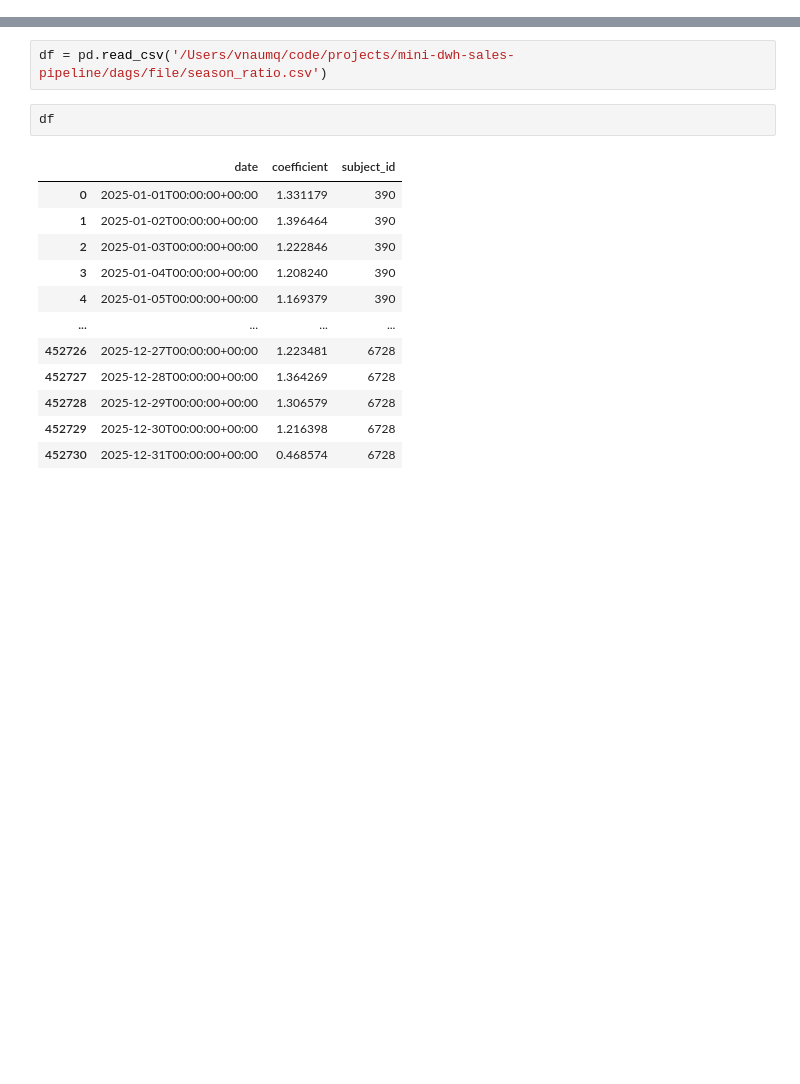
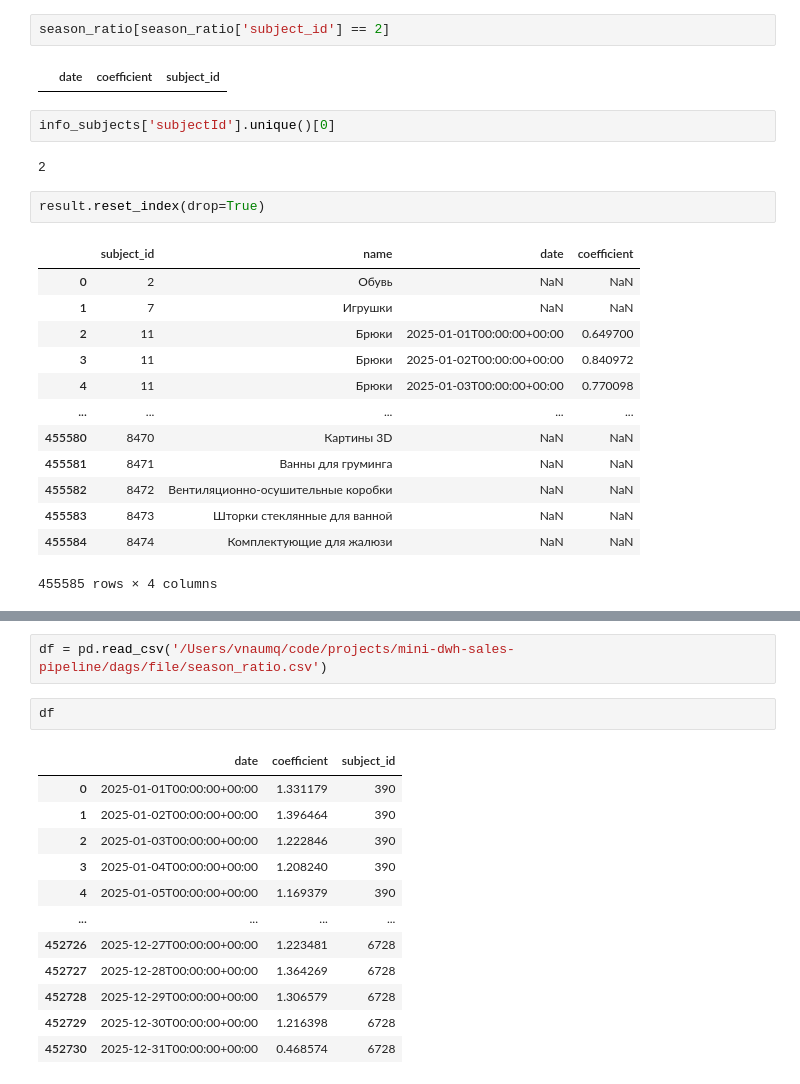
Before and after one commit to vnaumq/mini-dwh-sales-pipeline, a Jupyter notebook: dags/parsing.ipynb, the cells around one changed output, grey strips where cells are left out. Drawn from its saved outputs; the diff is of its cells as text; blank space fills up the shorter version.

```diff
--- a/dags/parsing.ipynb
+++ b/dags/parsing.ipynb
@@ -15,0 +110,24 @@ Error:
+# %%
+season_ratio[season_ratio['subject_id'] == 2]
+# %% [output]
+|  | date | coefficient | subject_id |
+# %%
+info_subjects['subjectId'].unique()[0]
+# %% [output]
+2
+# %%
+result.reset_index(drop=True)
+# %% [output]
+|  | subject_id | name | date | coefficient |
+| 0 | 2 | Обувь | NaN | NaN |
+| 1 | 7 | Игрушки | NaN | NaN |
+| 2 | 11 | Брюки | 2025-01-01T00:00:00+00:00 | 0.649700 |
+| 3 | 11 | Брюки | 2025-01-02T00:00:00+00:00 | 0.840972 |
+| 4 | 11 | Брюки | 2025-01-03T00:00:00+00:00 | 0.770098 |
+| ... | ... | ... | ... | ... |
+| 455580 | 8470 | Картины 3D | NaN | NaN |
+| 455581 | 8471 | Ванны для груминга | NaN | NaN |
+| 455582 | 8472 | Вентиляционно-осушительные коробки | NaN | NaN |
+| 455583 | 8473 | Шторки стеклянные для ванной | NaN | NaN |
+| 455584 | 8474 | Комплектующие для жалюзи | NaN | NaN |
+455585 rows × 4 columns
```
Also changed, not shown: parts of 31 cells of this notebook, 27 other files.
